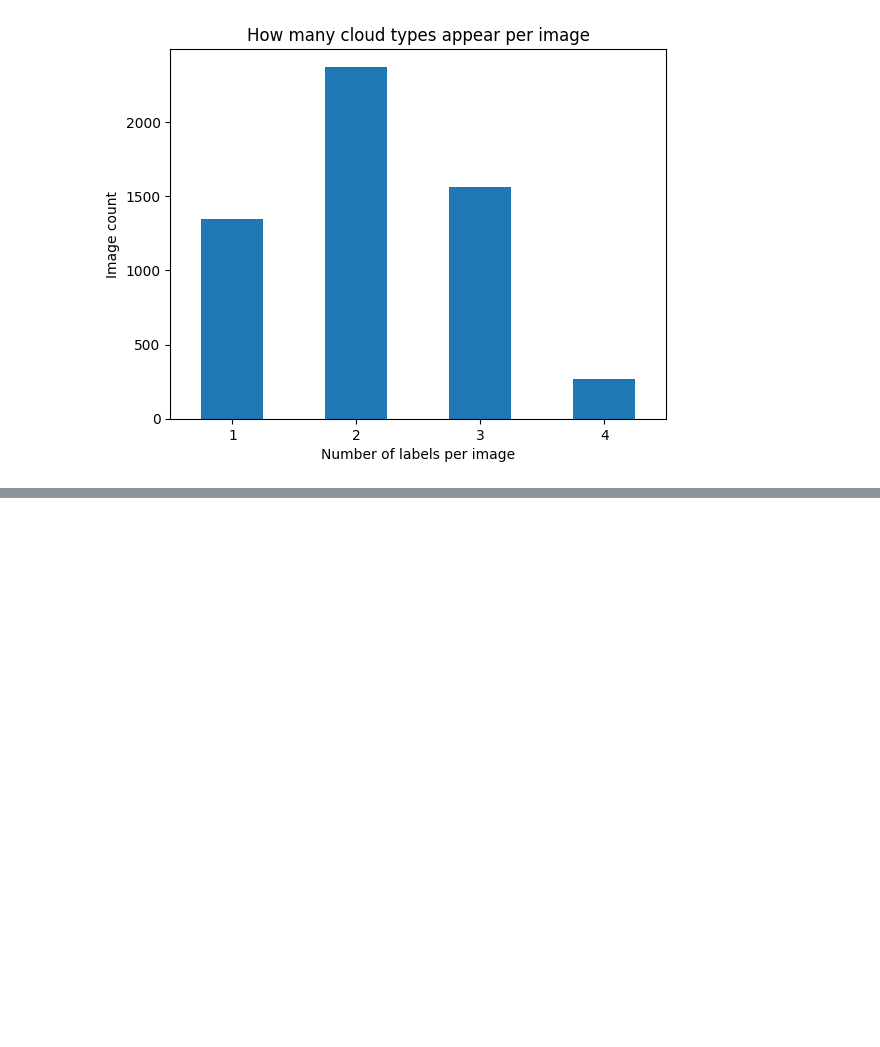
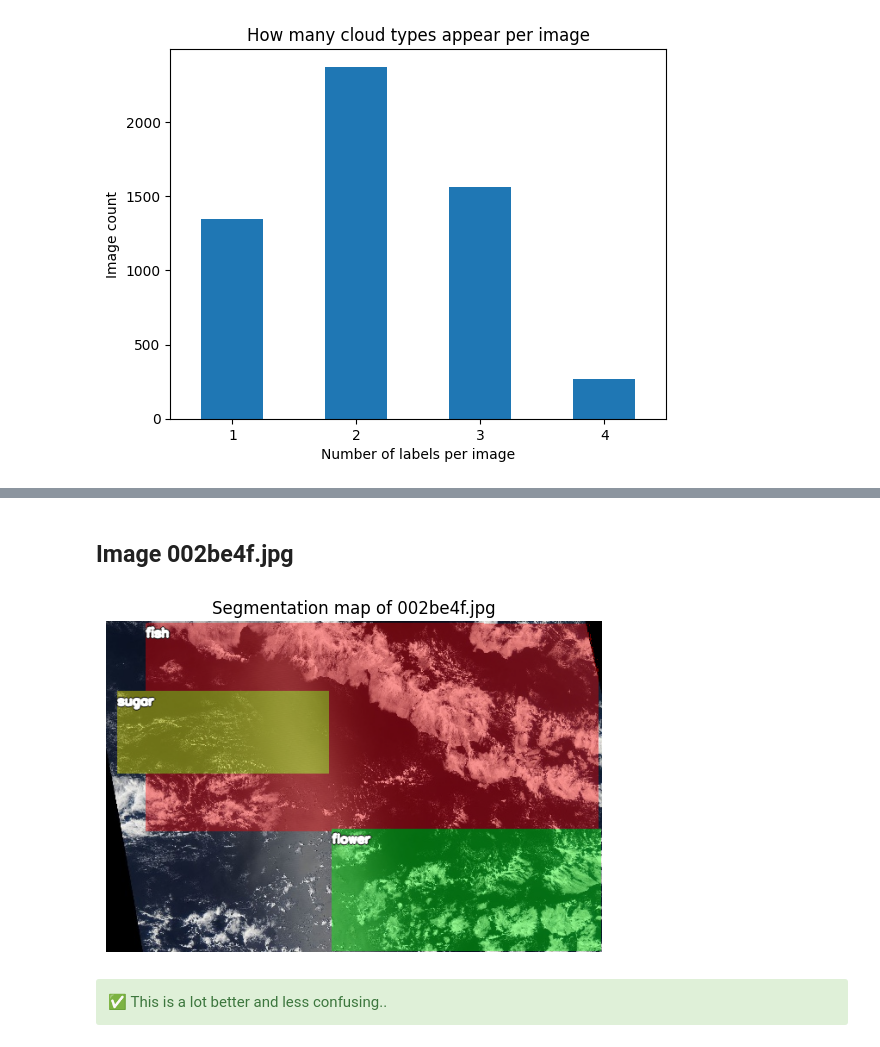
Before and after one commit to YOHANCOHENCODES/jun26_bcds_cloud_segmentation, a Jupyter notebook: notebooks/1.1-group-data-exploration.ipynb, the cells around one changed output, grey strips where cells are left out. Saved outputs shown, nothing was run; the diff lists cells and outputs as text; code cells hidden in the pictures; blank space fills up the shorter version.

```diff
--- a/notebooks/1.1-group-data-exploration.ipynb
+++ b/notebooks/1.1-group-data-exploration.ipynb
@@ -296,0 +189,15 @@ for i in range(3):
+# %%
+from src.visualization.image_display import display_seg_masked_image
+
+# At the moment we want just to display the image with id=4
+image_ids = [4]
+
+for image_id in image_ids:
+    image_masks = ImageMasks(df, image_id, TRAIN_PATH)
+    display(Markdown(f'## Image {image_masks.get_name()}'))
+    display_seg_masked_image(image_masks)
+# %% [output]
+## Image 002be4f.jpg
+[figure, added]
+# %% [markdown]
+<div class="alert alert-success">✅ This is a lot better and less confusing.</b>.</div>
```
Also changed, not shown: parts of 8 cells of this notebook, 2 other files.
